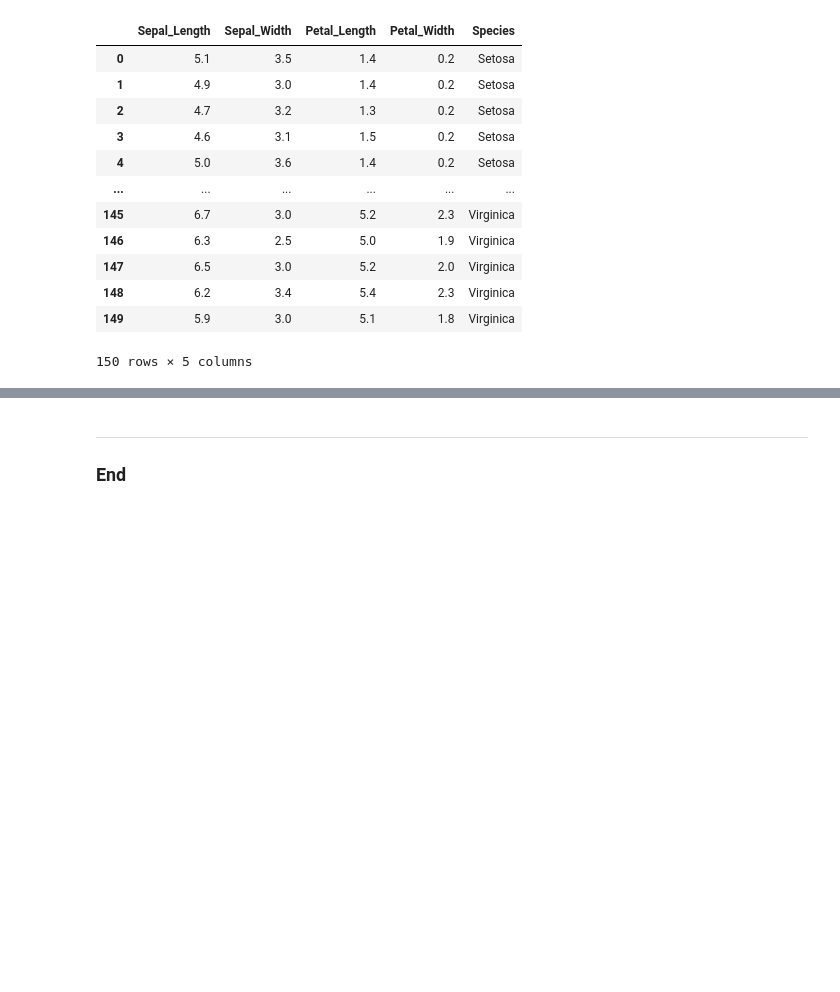
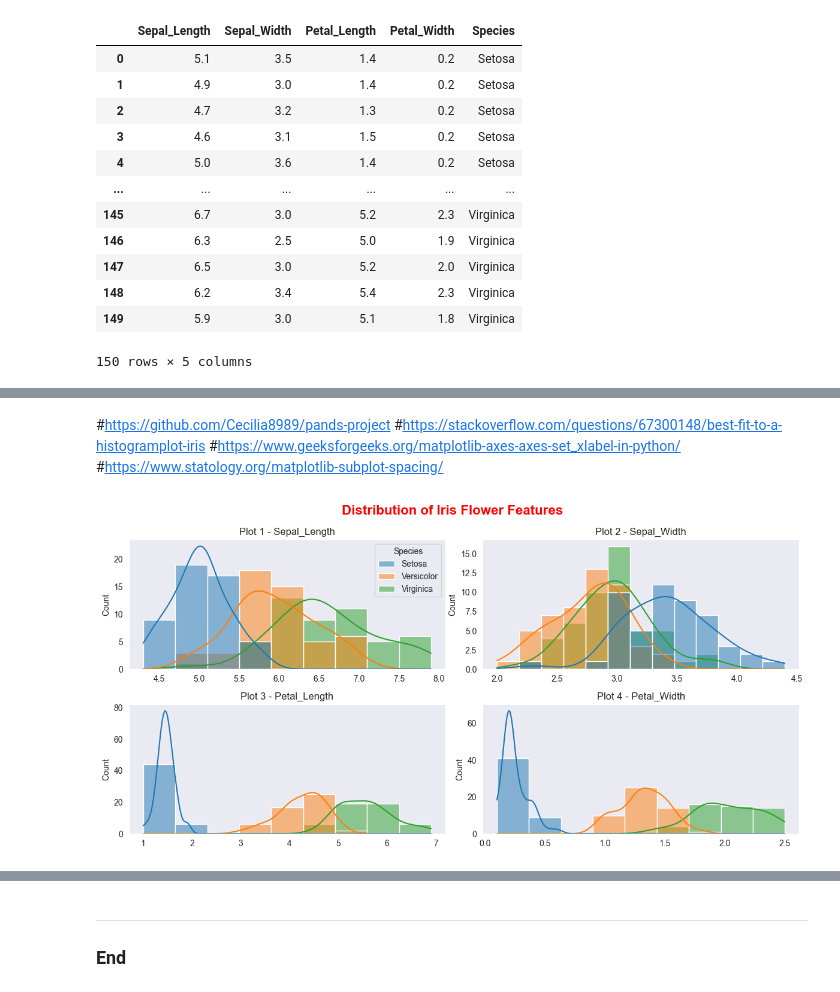
Before and after one commit to Cecilia8989/fund_data_analysis, a Jupyter notebook: project.ipynb, the cells around one changed output, grey strips where cells are left out. Drawn from its saved outputs; the diff is of its cells as text; code cells hidden in the pictures; blank space fills up the shorter version.

```diff
--- a/project.ipynb
+++ b/project.ipynb
@@ -569,0 +577,33 @@ Passing `palette` without assigning `hue` is deprecated and will be removed in v
+# %% [markdown]
+#https://github.com/Cecilia8989/pands-project
+#https://stackoverflow.com/questions/67300148/best-fit-to-a-histogramplot-iris
+#https://www.geeksforgeeks.org/matplotlib-axes-axes-set_xlabel-in-python/
+#https://www.statology.org/matplotlib-subplot-spacing/
+# %%
+# select a seaborn style
+sns.set_style("dark")
+
+# make the 'species' column categorical to fix the order
+iris['Species'] = pd.Categorical(iris['Species'])
+
+fig, axs = plt.subplots(2, 2, figsize=(12, 6))
+# initialize a counter for the subplot index
+i = 0
+# loop through the first 4 columns of the DataFrame and corresponding subplots
+for col, ax in zip(iris.columns[:4], axs.flat):
+    # create a histogram with a KDE curve for the current column, using the 'Species' column for the hue
+    sns.histplot(data=iris, x=col, y=None, kde=True, hue='Species', common_norm=False, legend=ax==axs[0,0], ax=ax)
+    # set the title and the labels name
+    ax.set_title(f'Plot {i+1} - {col}')
+    ax.set_xlabel(None)
+    ax.set_ylabel('Count')
+    i = i+1
+
+# adjust the spacing between the subplots and set the figure title
+fig.subplots_adjust(hspace=0.4, top=0.85, right=0.8)
+fig.suptitle('Distribution of Iris Flower Features', fontsize=16, color='red', fontweight='bold')
+# adjust the layout and save the figure
+plt.tight_layout()
+plt.savefig("Plot3_Subplot_FeaturesBar.png")
+# %% [output]
+[figure, added]
```
Also changed, not shown: parts of 4 cells of this notebook, 2 other files.
